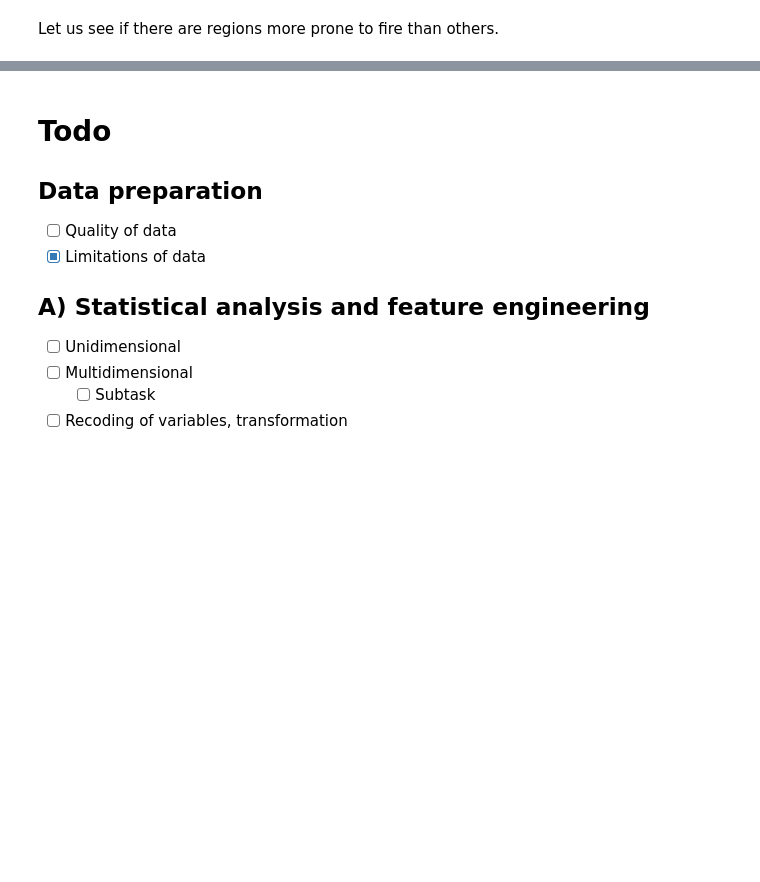
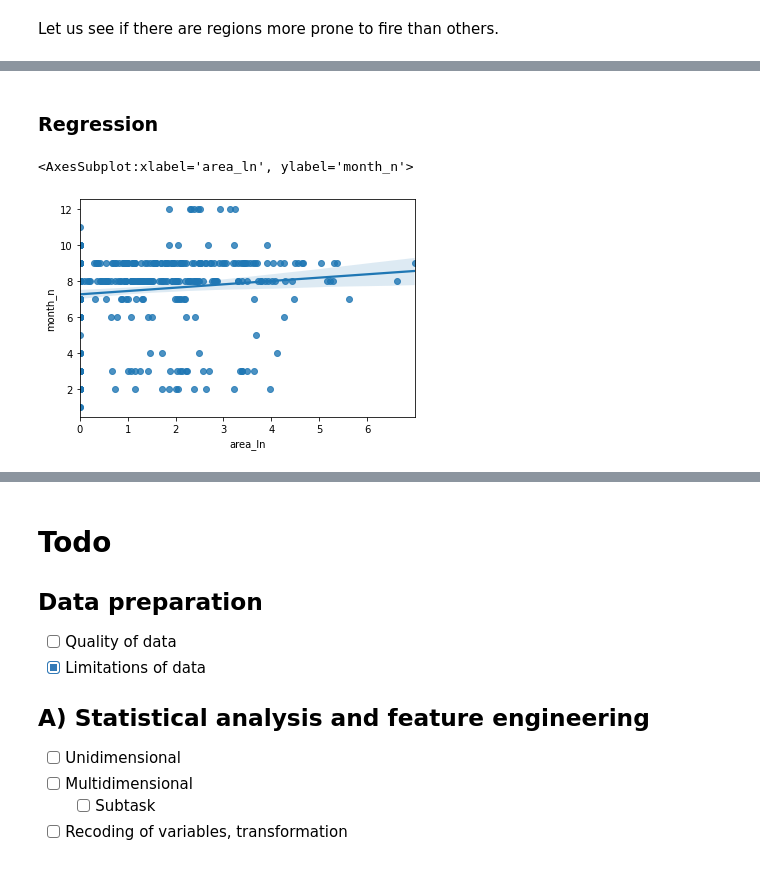
Before and after one commit to alex-fddz/forest-fires, a Jupyter notebook: project.ipynb, the cells around one changed output, grey strips where cells are left out. Drawn from its saved outputs; the diff is of its cells as text; code cells hidden in the pictures; blank space fills up the shorter version.

```diff
--- a/project.ipynb
+++ b/project.ipynb
@@ -192,7 +190,7 @@ count_daily_occurances()
 # %%
 # Cast *month* and *day* as categorical data
-df["month"] = df["month"].astype('category')
-df["day"] = df["day"].astype('category')
+#df["month"] = df["month"].astype('category')
+#df["day"] = df["day"].astype('category')
 
 # Now we can encode them in order (starting with 1)
 month_ordering = ["jan","feb","mar","apr","may","jun","jul","aug","sep","oct","nov","dec"]
@@ -207,0 +211,4 @@ ValueError: could not convert string to float: 'mar'
+# %%
+# Divide Fires into categories
+df["area_n"] = df["area"].apply(lambda a: 1 if a>0 and a<=2 else 2 if a>2 else 0)
+df.tail(20)
@@ -216,0 +252,11 @@ print(fires_by_area.describe())
+# %% [markdown]
+### Regression
+# %%
+def answer_7():
+    # write your code here
+    ax = sns.regplot(x="area_ln", y="month_n", data=df)
+    return ax
+answer_7()
+# %% [output]
+<AxesSubplot:xlabel='area_ln', ylabel='month_n'>
+[figure, added]
```
Also changed, not shown: parts of 18 cells of this notebook.
